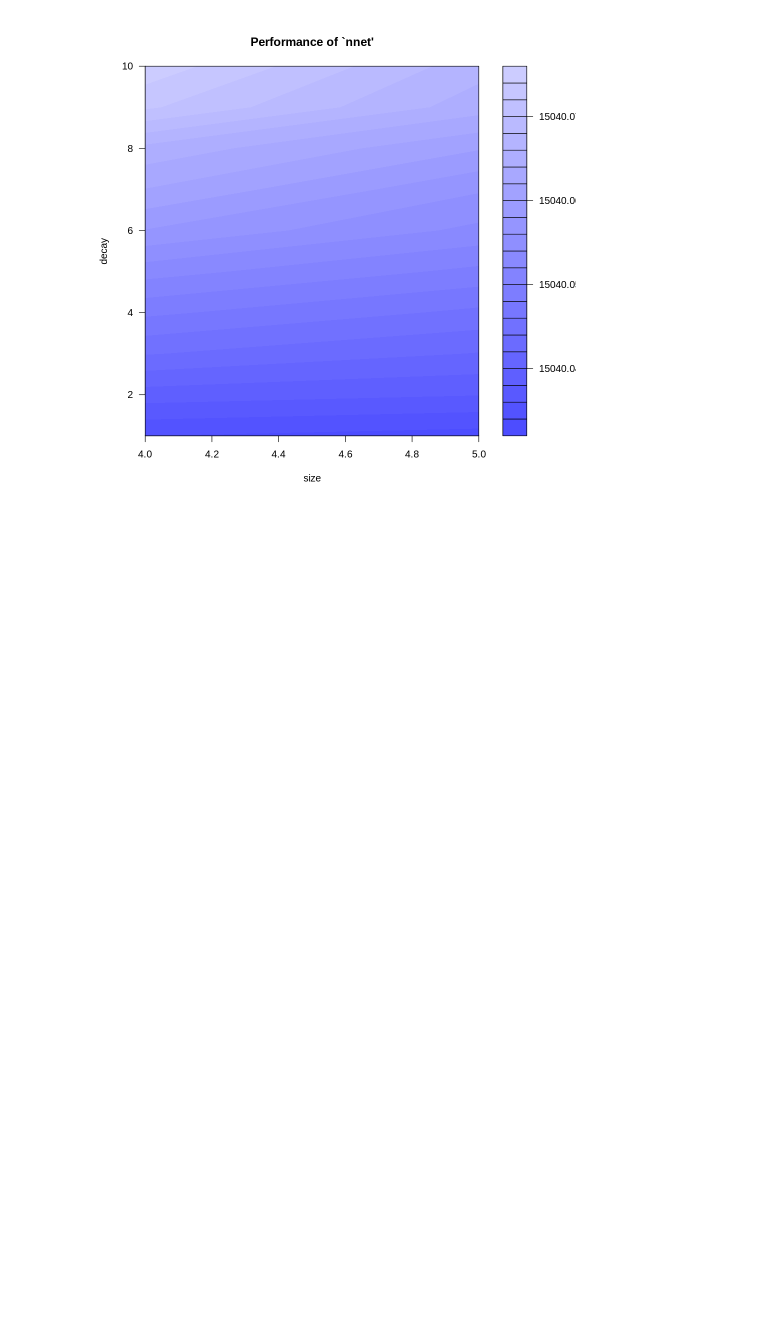
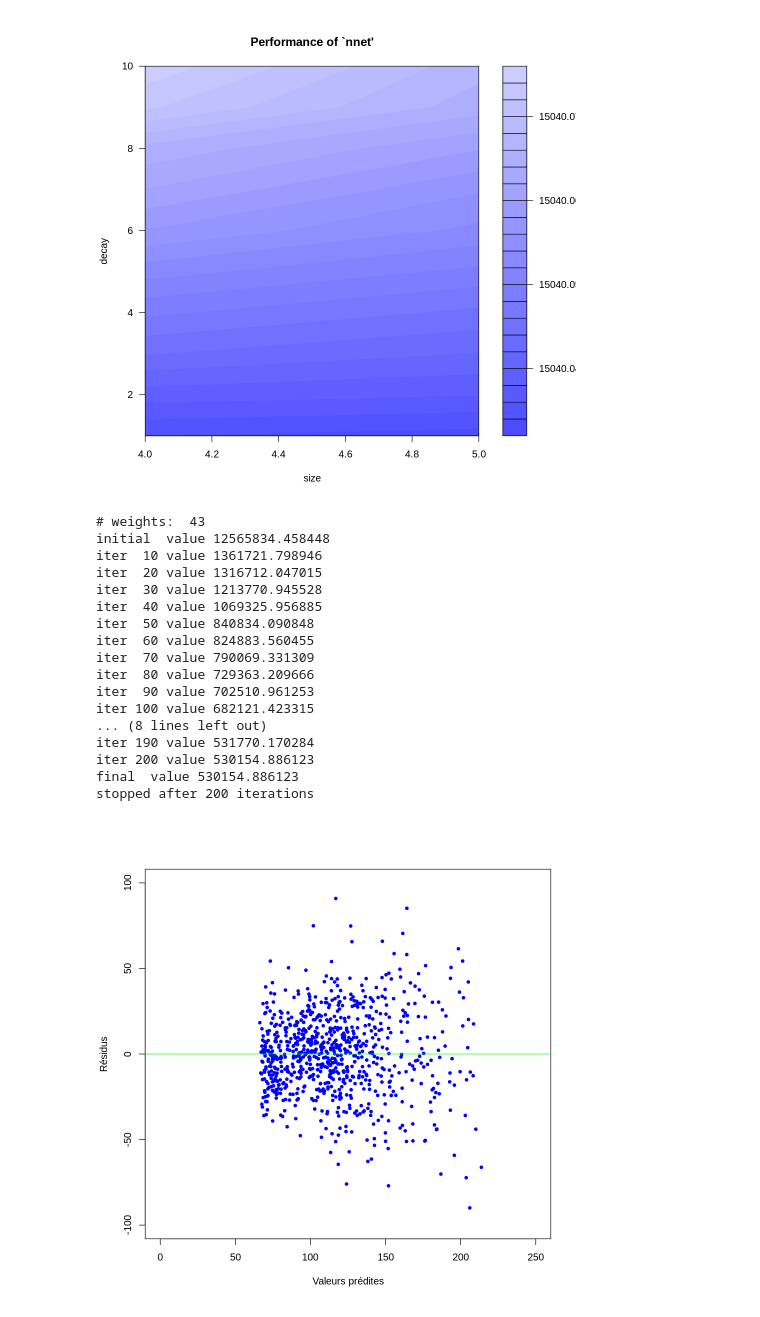
Before and after one commit to Madjid-Bzr/Apprentissage, a Jupyter notebook: TP_Prevision_Taux_Ozone.ipynb, the cells around one changed output. Cells and saved outputs as stored; diff of their text form; code cells hidden in the pictures; blank space fills up the shorter version.

```diff
--- a/TP_Prevision_Taux_Ozone.ipynb
+++ b/TP_Prevision_Taux_Ozone.ipynb
@@ -1215,3 +1216,29 @@ Installing package into ‘/usr/local/lib/R/site-library’
 also installing the dependency ‘proxy’
 [figure]
 [figure]
+# %%
+
+nnet.reg=nnet(O3obs~.,data=datappr,size=3,decay=2,linout=TRUE,maxit=200)
+# calcul et graphe des résidus
+fit.nnetr=predict(nnet.reg,data=datappr)
+res.nnetr=fit.nnetr-datappr[,"O3obs"]
+plot.res(fit.nnetr,res.nnetr,titre="")
+# %% [output]
+# weights:  43
+initial  value 12565834.458448
+iter  10 value 1361721.798946
+iter  20 value 1316712.047015
+iter  30 value 1213770.945528
+iter  40 value 1069325.956885
+iter  50 value 840834.090848
+iter  60 value 824883.560455
+iter  70 value 790069.331309
+iter  80 value 729363.209666
+iter  90 value 702510.961253
+iter 100 value 682121.423315
+... (8 lines left out)
+iter 190 value 531770.170284
+iter 200 value 530154.886123
+final  value 530154.886123
+stopped after 200 iterations
+[figure, added]
```
Also changed, not shown: parts of 21 cells of this notebook.
